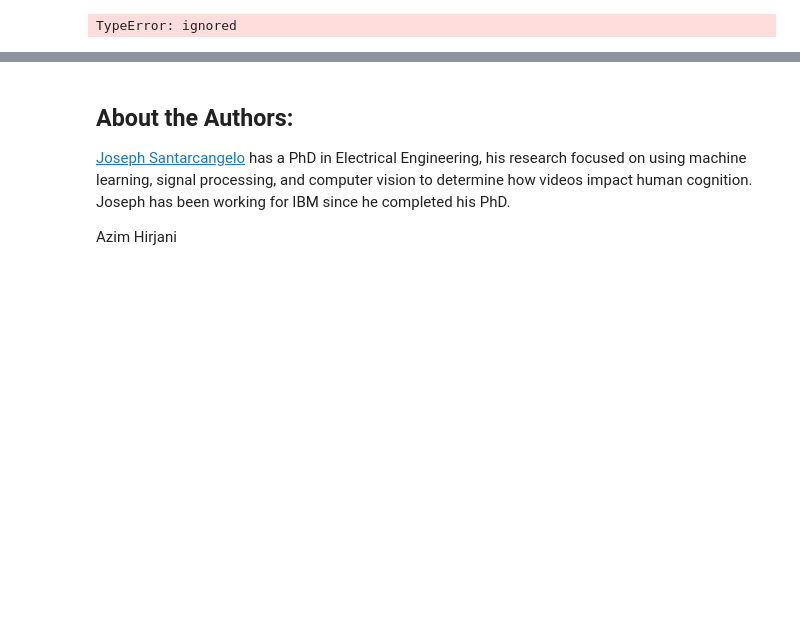
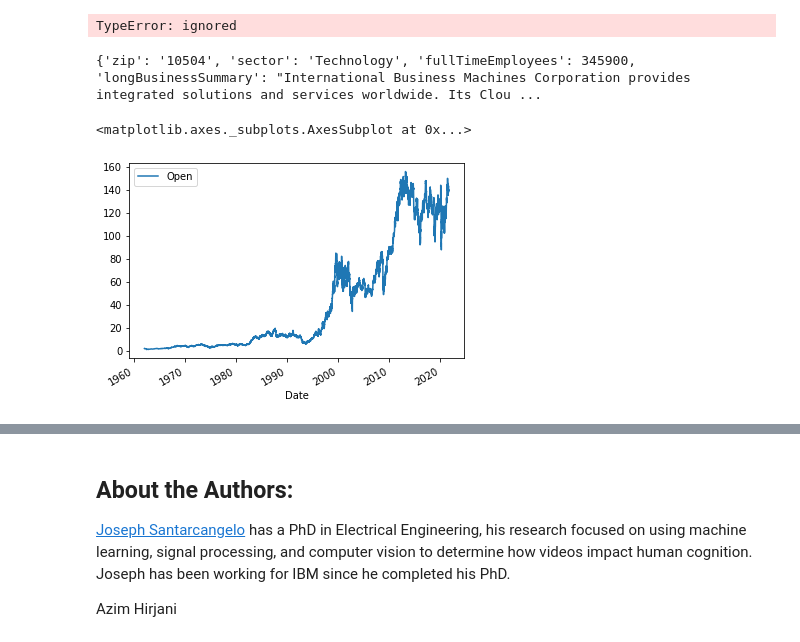
Before and after one commit to A-Alexandrov2021/Projects, a Jupyter notebook: Final_Assignment_Library_new_Apple.ipynb, the cells around one changed output, grey strips where cells are left out. Cells and saved outputs as stored; diff of their text form; code cells hidden in the pictures; blank space fills up the shorter version.

```diff
--- a/Final_Assignment_Library_new_Apple.ipynb
+++ b/Final_Assignment_Library_new_Apple.ipynb
@@ -378,3 +378,16 @@ fig = px.sunburst(bar_data, path=['Firm', 'Value'], values='Flights')
 fig.show()
 # %% [output]
 TypeError: ignored
+# %%
+ibm = yf.Ticker("IBM")
+# %%
+print(ibm.info)
+# %% [output]
+{'zip': '10504', 'sector': 'Technology', 'fullTimeEmployees': 345900, 'longBusinessSummary': "International Business Machines Corporation provides integrated solutions and services worldwide. Its Clou ...
+# %%
+history = ibm.history(period="max")
+history.reset_index(inplace=True)
+history.plot(x="Date", y="Open")
+# %% [output]
+<matplotlib.axes._subplots.AxesSubplot at 0x...>
+[figure, added]
```
Also changed, not shown: parts of 1 cell of this notebook.
